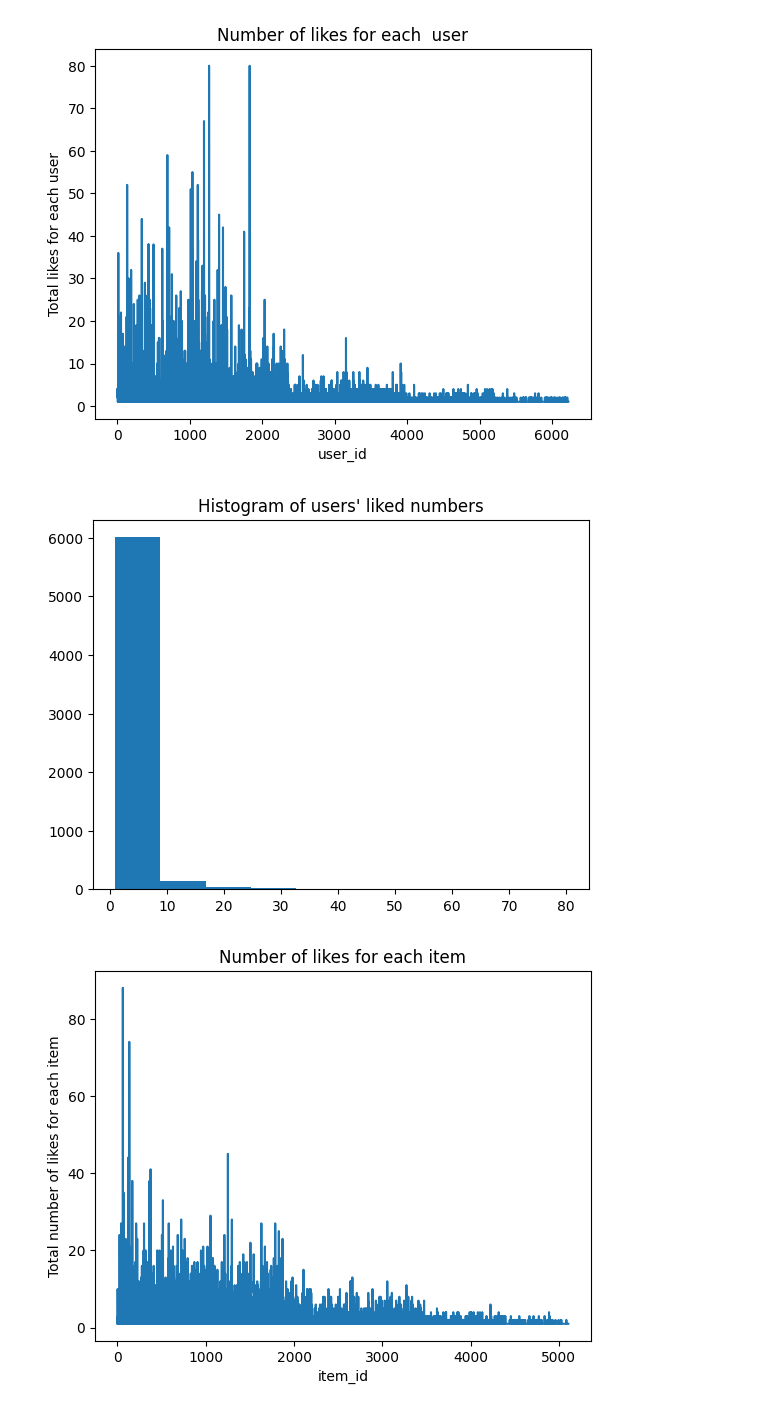
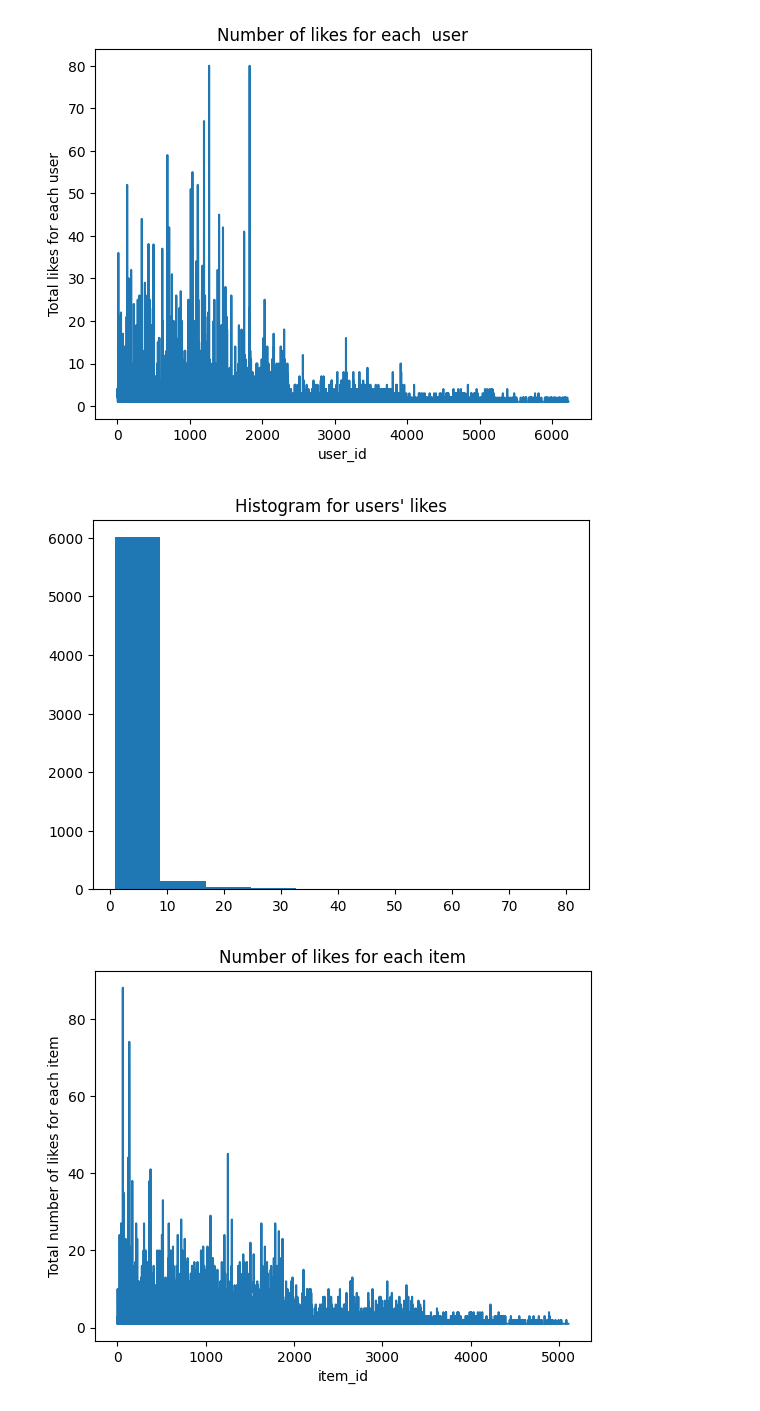
Before and after one commit to CodeTild/recommender-system-practice, a Jupyter notebook: datanalyzing.ipynb, the cells around one changed output. Drawn from its saved outputs; the diff is of its cells as text; code cells hidden in the pictures.

```diff
--- a/datanalyzing.ipynb
+++ b/datanalyzing.ipynb
@@ -77,10 +77,10 @@ f.show()
 [figure]
 # %%
 plt.hist(user_liked_list)
-plt.title("Histogram of users' liked numbers")
+plt.title("Histogram for users' likes")
 g.show()
 # %% [output]
-[figure, old version]
+[figure, new version]
 # %%
 x = list (range(len (item_liked_list)))
 plt.plot(x, item_liked_list)
```
Also changed, not shown: parts of 3 cells of this notebook.
